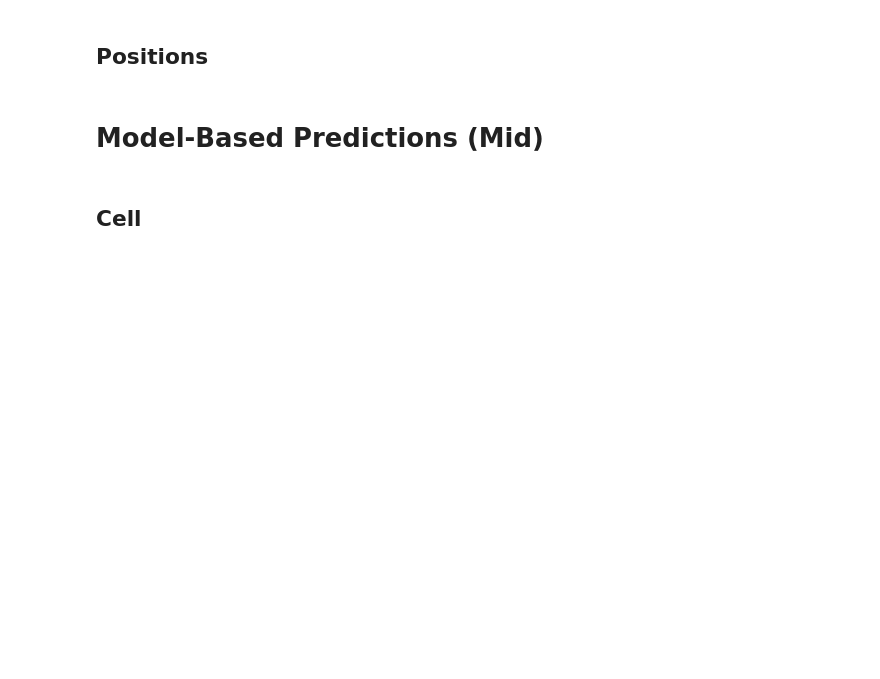
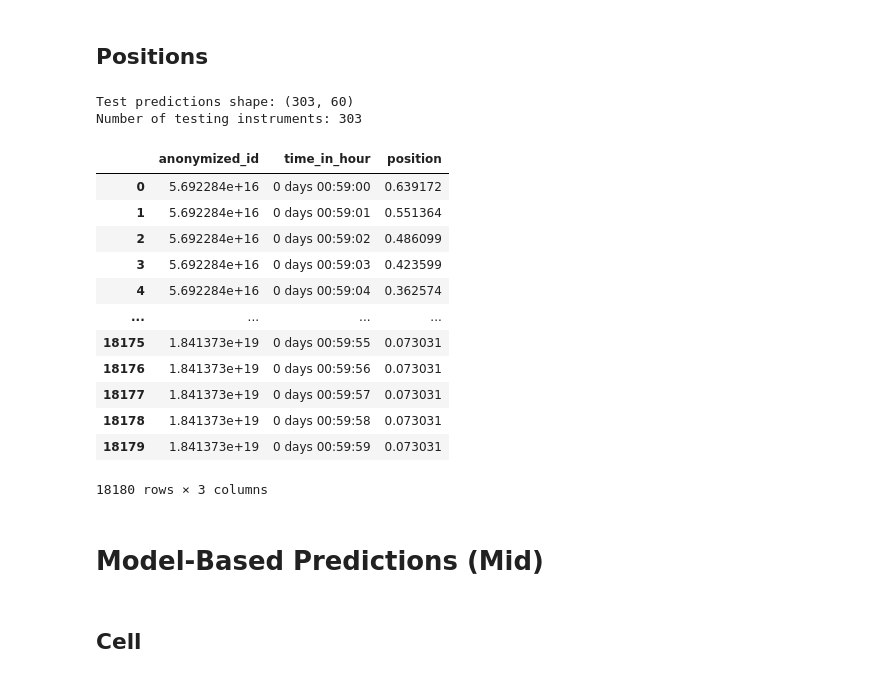
Before and after one commit to JosephZacharyGawlik/Ultramarin, a Jupyter notebook: mhf-spread.ipynb, the cells around one changed output. Drawn from its saved outputs; the diff is of its cells as text; code cells hidden in the pictures; blank space fills up the shorter version.

Commit message:
added spread target

```diff
--- a/mhf-spread.ipynb
+++ b/mhf-spread.ipynb
@@ -42,7 +48,7 @@ if str(root / "src") not in sys.path:
     sys.path.append(str(root / "src"))
 
 data_assets = [folder_name for folder_name in os.listdir(root) if "USDT" in folder_name]
-data_asset = data_assets[2]
+data_asset = data_assets[0]
 
 symbol_dir = root / data_asset
 X_path = symbol_dir / "X_train.parquet"
@@ -71,7 +77,7 @@ for i in range(1, 6):
     LOB_COLS.append(f"bid_price_{i}")
     LOB_COLS.append(f"bid_vol_{i}")
 
-FEATURE_COLS = LOB_COLS + ["mid_price"]
+FEATURE_COLS = LOB_COLS + ["target"]
 
 # Verification print
 print(f"CNN Input Width: 4 (Columns: Price/Vol/Price/Vol)")
@@ -93,7 +99,7 @@ BID_VOL_COLS = ['bid_vol_1', 'bid_vol_2', 'bid_vol_3', 'bid_vol_4', 'bid_vol_5']
 config = TrainCfg(
 
     # Hyperparameters
-    epochs = 1, #100, only train for one epoch for now
+    epochs = 100,
     batch_size = 32,
     lr = 1e-3,
     weight_decay = 1e-5,
@@ -174,14 +182,18 @@ for i, anon_id in enumerate(val_ids):
     close_price = df_inst['close'].dropna().iloc[-1]
 
     # Model-based positions
-    # TODO: look on github how you calculated spread positions
     spread_preds = val_preds[i]
-    pred_close = mid_preds[-1]
 
-    price_distance = abs(pred_close - mid_preds)
-    weights = 1 - price_distance / price_distance.sum()
+    # spread weights
 
-    weights /= weights.sum()
+    raw_w = 1 / spread_preds
+
+    w_min = raw_w.min()
+    w_max = raw_w.max()
+
+    norm_w = (raw_w - w_min) / (w_max - w_min)
+
+    weights = norm_w / norm_w.sum()
 
     model_positions = weights * volume_to_fill
 
@@ -221,38 +247,58 @@ with torch.no_grad():
         x_batch = x_batch.to(config.device)
         pred = model(x_batch, y_teacher=None)
         test_preds.append(pred.cpu().numpy())
 
 test_preds = np.concatenate(test_preds, axis=0)  # Shape: [num_test_ids, 60]
 
 # Get test IDs
 test_ids = [int(uid) for idx, uid in test_map.cpu().numpy()]
 print(f"Test predictions shape: {test_preds.shape}")
 print(f"Number of testing instruments: {len(test_ids)}")
 
 test_positions = pd.DataFrame()
 
 for i, anon_id in enumerate(test_ids):
 
     # Model-based positions
-    mid_preds = test_preds[i]
-    pred_close = mid_preds[-1]
+    spread_preds = test_preds[i]
 
-    price_distance = abs(pred_close - mid_preds)
-    weights = 1 - (price_distance / price_distance.sum())
+    # spread weights
+    raw_w = 1 / spread_preds
 
-    weights /= weights.sum()
+    w_min = raw_w.min()
+    w_max = raw_w.max()
+
+    norm_w = (raw_w - w_min) / (w_max - w_min)
+
+    weights = norm_w / norm_w.sum()
 
     model_positions = weights * volume_to_fill
 
     df = pd.DataFrame({
         'anonymized_id': anon_id,
         'time_in_hour': times,
         'position': model_positions
     })
 
     test_positions = pd.concat([test_positions, df], ignore_index=True)
 
 test_positions
+# %% [output]
+Test predictions shape: (303, 60)
+Number of testing instruments: 303
+|  | anonymized_id | time_in_hour | position |
+| 0 | 5.692284e+16 | 0 days 00:59:00 | 0.639172 |
+| 1 | 5.692284e+16 | 0 days 00:59:01 | 0.551364 |
+| 2 | 5.692284e+16 | 0 days 00:59:02 | 0.486099 |
+| 3 | 5.692284e+16 | 0 days 00:59:03 | 0.423599 |
+| 4 | 5.692284e+16 | 0 days 00:59:04 | 0.362574 |
+| ... | ... | ... | ... |
+| 18175 | 1.841373e+19 | 0 days 00:59:55 | 0.073031 |
+| 18176 | 1.841373e+19 | 0 days 00:59:56 | 0.073031 |
+| 18177 | 1.841373e+19 | 0 days 00:59:57 | 0.073031 |
+| 18178 | 1.841373e+19 | 0 days 00:59:58 | 0.073031 |
+| 18179 | 1.841373e+19 | 0 days 00:59:59 | 0.073031 |
+18180 rows × 3 columns
 # %% [markdown]
 # Model-Based Predictions (Mid)
 # %% [markdown]
```
Also changed, not shown: parts of 7 cells of this notebook, 3 other files.
